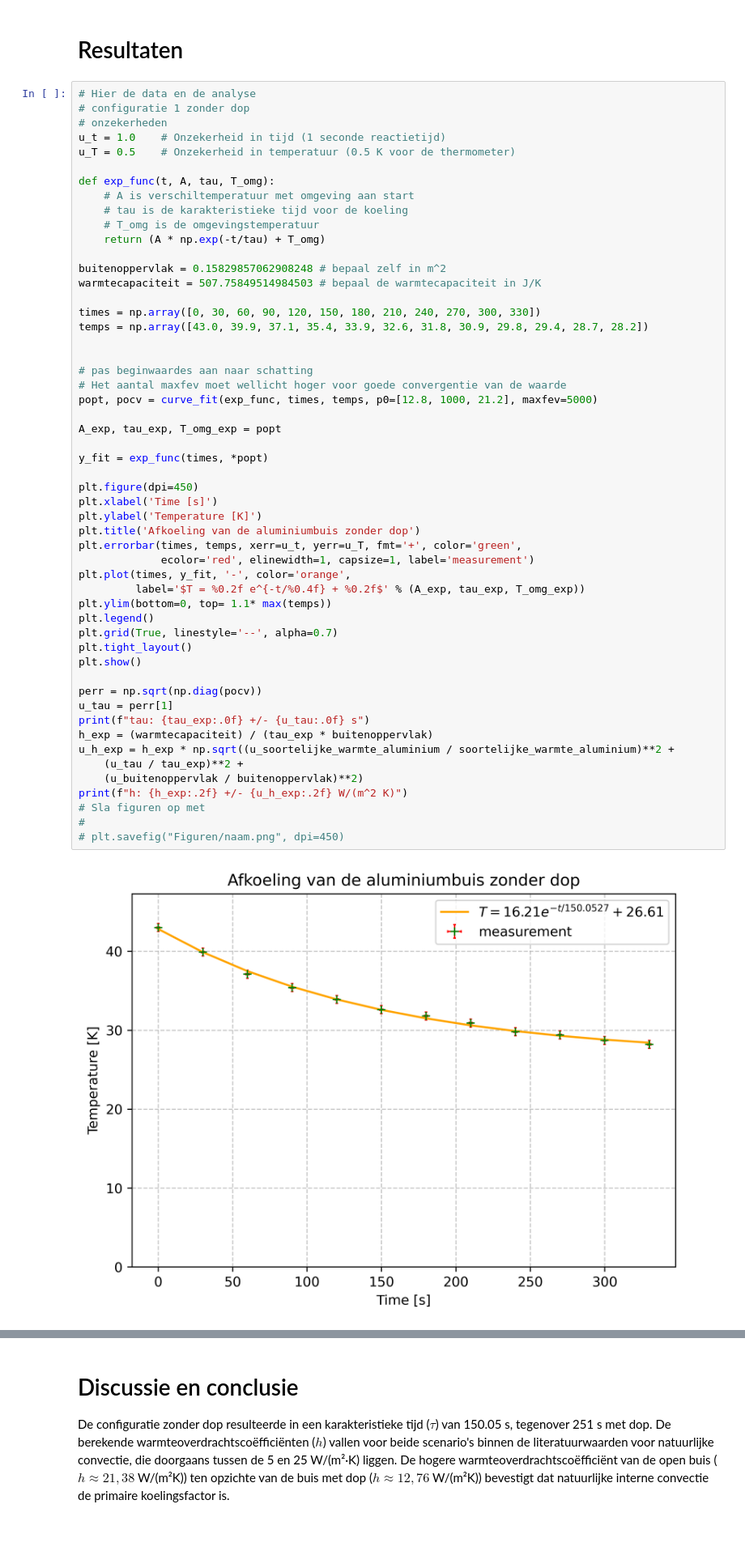
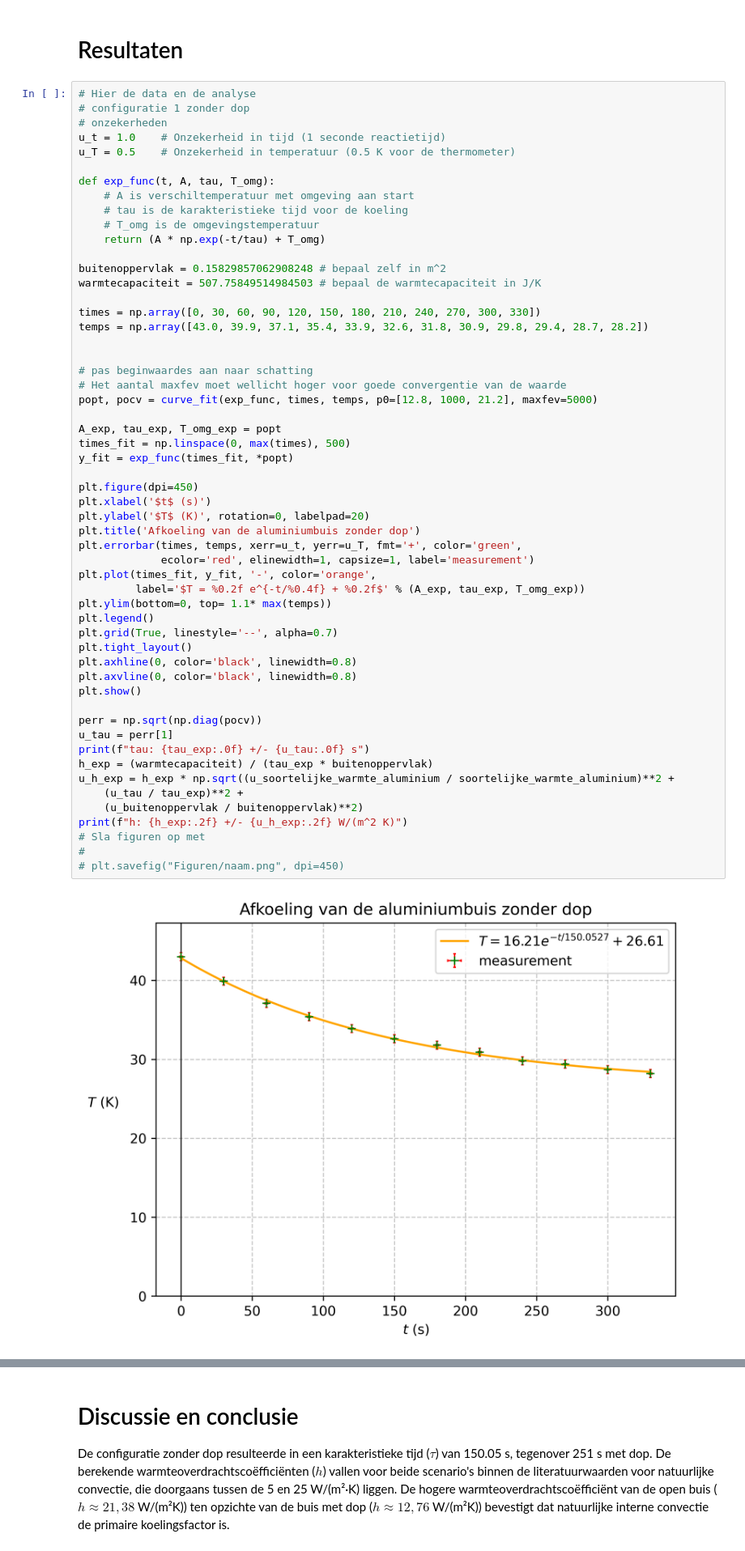
Before and after one commit to swerleman/IP2-Portfolio, a Jupyter notebook: Content/Labs/koelbuis.ipynb, the cells around one changed output, grey strips where cells are left out. Shown at 81% size. Drawn from its saved outputs; the diff is of its cells as text.

```diff
--- a/Content/Labs/koelbuis.ipynb
+++ b/Content/Labs/koelbuis.ipynb
@@ -295,39 +295,41 @@ temps = np.array([43.0, 39.9, 37.1, 35.4, 33.9, 32.6, 31.8, 30.9, 29.8, 29.4, 28
 
 # pas beginwaardes aan naar schatting
 # Het aantal maxfev moet wellicht hoger voor goede convergentie van de waarde
 popt, pocv = curve_fit(exp_func, times, temps, p0=[12.8, 1000, 21.2], maxfev=5000)
 
 A_exp, tau_exp, T_omg_exp = popt
-
-y_fit = exp_func(times, *popt)
+times_fit = np.linspace(0, max(times), 500)
+y_fit = exp_func(times_fit, *popt)
 
 plt.figure(dpi=450)
-plt.xlabel('Time [s]')
-plt.ylabel('Temperature [K]')
+plt.xlabel('$t$ (s)')
+plt.ylabel('$T$ (K)', rotation=0, labelpad=20)
 plt.title('Afkoeling van de aluminiumbuis zonder dop')
 plt.errorbar(times, temps, xerr=u_t, yerr=u_T, fmt='+', color='green',
              ecolor='red', elinewidth=1, capsize=1, label='measurement')
-plt.plot(times, y_fit, '-', color='orange',
+plt.plot(times_fit, y_fit, '-', color='orange',
          label='$T = %0.2f e^{-t/%0.4f} + %0.2f$' % (A_exp, tau_exp, T_omg_exp))
 plt.ylim(bottom=0, top= 1.1* max(temps))
 plt.legend()
 plt.grid(True, linestyle='--', alpha=0.7)
 plt.tight_layout()
+plt.axhline(0, color='black', linewidth=0.8)
+plt.axvline(0, color='black', linewidth=0.8)
 plt.show()
 
 perr = np.sqrt(np.diag(pocv))
 u_tau = perr[1]
 print(f"tau: {tau_exp:.0f} +/- {u_tau:.0f} s")
 h_exp = (warmtecapaciteit) / (tau_exp * buitenoppervlak)
 u_h_exp = h_exp * np.sqrt((u_soortelijke_warmte_aluminium / soortelijke_warmte_aluminium)**2 +
     (u_tau / tau_exp)**2 +
     (u_buitenoppervlak / buitenoppervlak)**2)
 print(f"h: {h_exp:.2f} +/- {u_h_exp:.2f} W/(m^2 K)")
 # Sla figuren op met
 #
 # plt.savefig("Figuren/naam.png", dpi=450)
 # %% [output]
-[figure, old version]
+[figure, new version]
 tau: 150 +/- 8 s
 h: 21.38 +/- 1.39 W/(m^2 K)
 # %%
```
Also changed, not shown: parts of 1 cell of this notebook, 2 other files.
